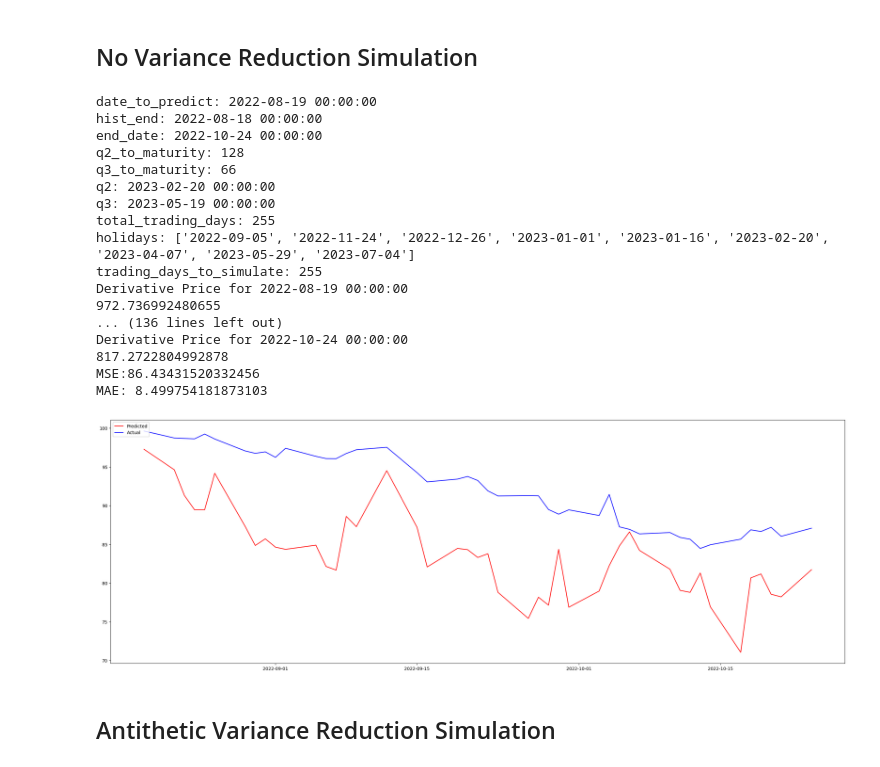
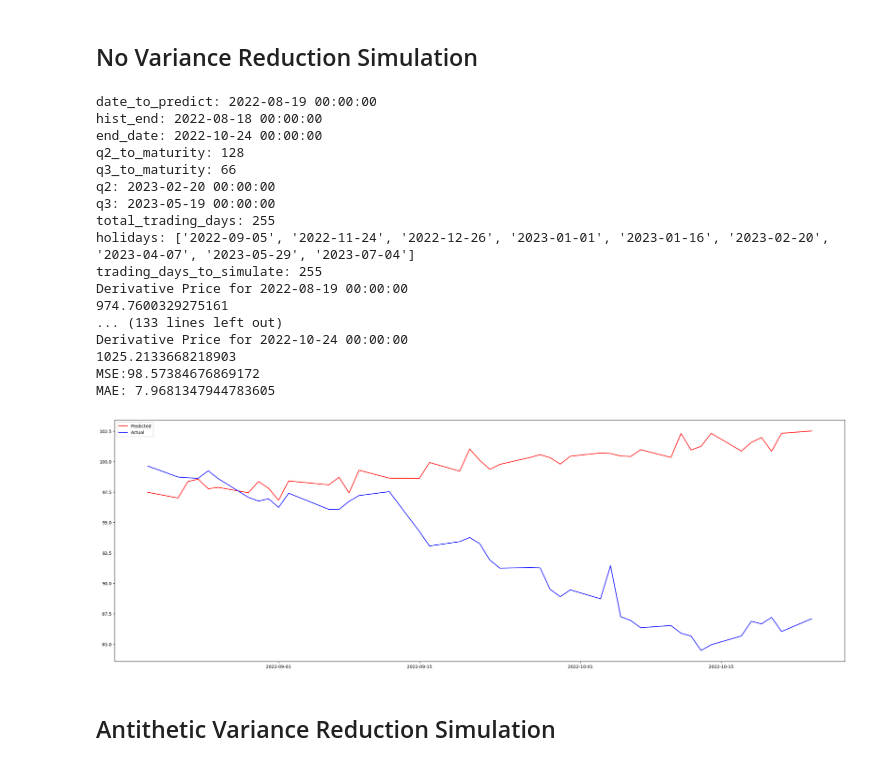
Before and after one commit to Shaojieee/MH4518-Simulation-in-Finance, a Jupyter notebook: python/working.ipynb, the cells around one changed output. Cells and saved outputs as stored; diff of their text form; code cells hidden in the pictures.

```diff
--- a/python/working.ipynb
+++ b/python/working.ipynb
@@ -21,11 +21,11 @@ warnings.filterwarnings("ignore")
 ## No Variance Reduction Simulation
 # %%
 experiment_details = {
-    'Nsim': 250,
+    'Nsim': 1000,
     'latest_price_date': '2022-10-24',
     'variance_reduction': 'AV',
     'GBM': 'multivariate',
-    'r': 0.045
+    'r': 0.0306
 }
 
 aapl_barrier = 85.760
@@ -151,39 +151,39 @@ while date_to_predict <= end_date:
     date_to_predict += relativedelta(days=+1)
     trading_days_to_simulate -= 1
     hist_end += relativedelta(days=+1)
     # counter+=1
 
 
 predicted_option_price = pd.DataFrame(predicted_option_price)
 predicted_option_price['date'] = pd.to_datetime(predicted_option_price['date'])
 # Scale back to 100%
 predicted_option_price['predicted'] = predicted_option_price['predicted']/10
 actual_option_price = pd.read_csv('../data/derivative_01_11_22.csv')
 actual_option_price['date'] = pd.to_datetime(actual_option_price['date'], format='%Y-%m-%d')
 combined = predicted_option_price.merge(actual_option_price, left_on=['date'], right_on=['date'], validate='one_to_one')
 combined = combined.set_index('date')
 
 
 evaluate_option_price(combined['predicted'], combined['value'], experiment_details)
 # %% [output]
 date_to_predict: 2022-08-19 00:00:00
 hist_end: 2022-08-18 00:00:00
 end_date: 2022-10-24 00:00:00
 q2_to_maturity: 128
 q3_to_maturity: 66
 q2: 2023-02-20 00:00:00
 q3: 2023-05-19 00:00:00
 total_trading_days: 255
 holidays: ['2022-09-05', '2022-11-24', '2022-12-26', '2023-01-01', '2023-01-16', '2023-02-20', '2023-04-07', '2023-05-29', '2023-07-04']
 trading_days_to_simulate: 255
 Derivative Price for 2022-08-19 00:00:00
-972.736992480655
-... (136 lines left out)
+974.7600329275161
+... (133 lines left out)
 Derivative Price for 2022-10-24 00:00:00
-817.2722804992878
-MSE:86.43431520332456
-MAE: 8.499754181873103
+1025.2133668218903
+MSE:98.57384676869172
+MAE: 7.9681347944783605
-[figure, old version]
+[figure, new version]
 # %% [markdown]
 ## Antithetic Variance Reduction Simulation
 # %%
```
Also changed, not shown: parts of 2 cells of this notebook.
